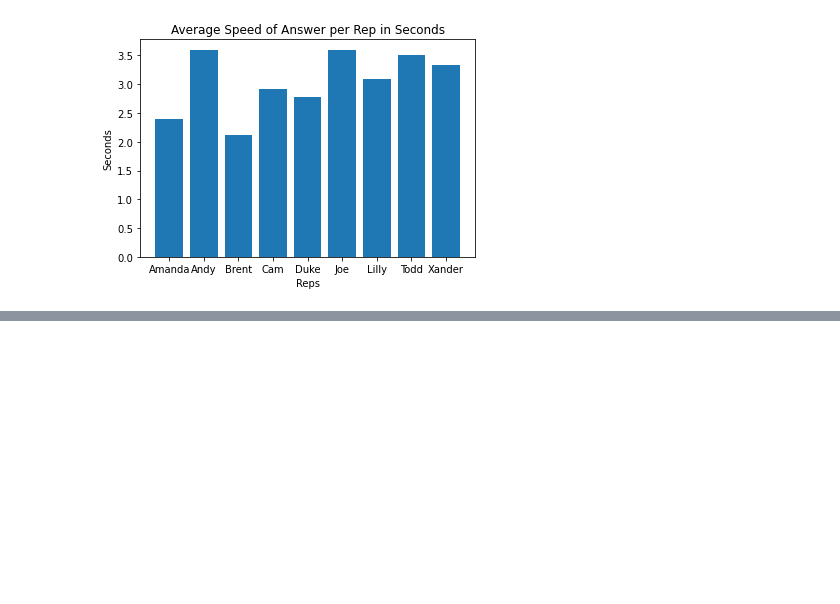
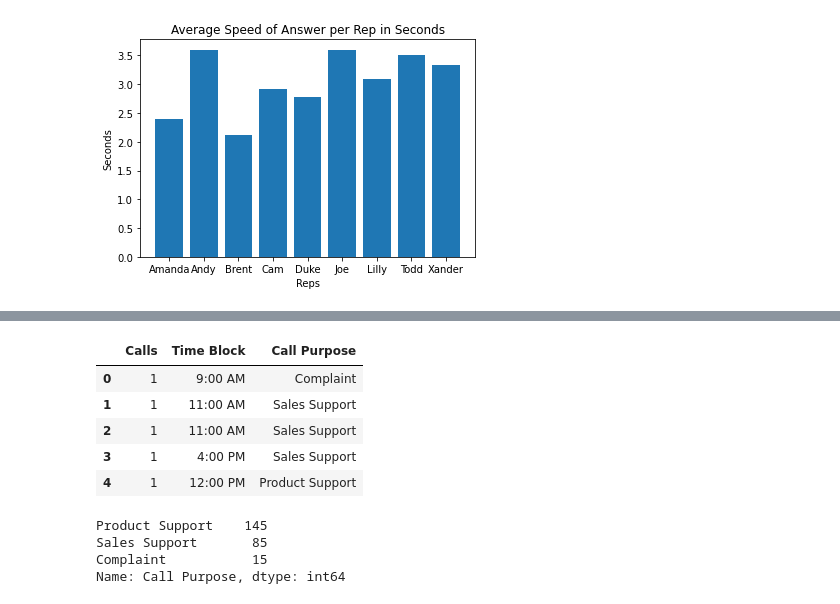
Before and after one commit to gildedgardenia/DA-Assignment-2, a Jupyter notebook: Assignment-2-Solutions.ipynb, the cells around one changed output, grey strips where cells are left out. Drawn from its saved outputs; the diff is of its cells as text; code cells hidden in the pictures; blank space fills up the shorter version.

```diff
--- a/Assignment-2-Solutions.ipynb
+++ b/Assignment-2-Solutions.ipynb
@@ -342,0 +290,18 @@ plt.show()
+# %%
+call_times = north[["Calls", "Time Block", "Call Purpose"]]
+call_times.head()
+# %% [output]
+|  | Calls | Time Block | Call Purpose |
+| 0 | 1 | 9:00 AM | Complaint |
+| 1 | 1 | 11:00 AM | Sales Support |
+| 2 | 1 | 11:00 AM | Sales Support |
+| 3 | 1 | 4:00 PM | Sales Support |
+| 4 | 1 | 12:00 PM | Product Support |
+# %%
+sales_calls = call_times["Call Purpose"].value_counts()
+sales_calls
+# %% [output]
+Product Support    145
+Sales Support       85
+Complaint           15
+Name: Call Purpose, dtype: int64
```
Also changed, not shown: parts of 14 cells of this notebook.
